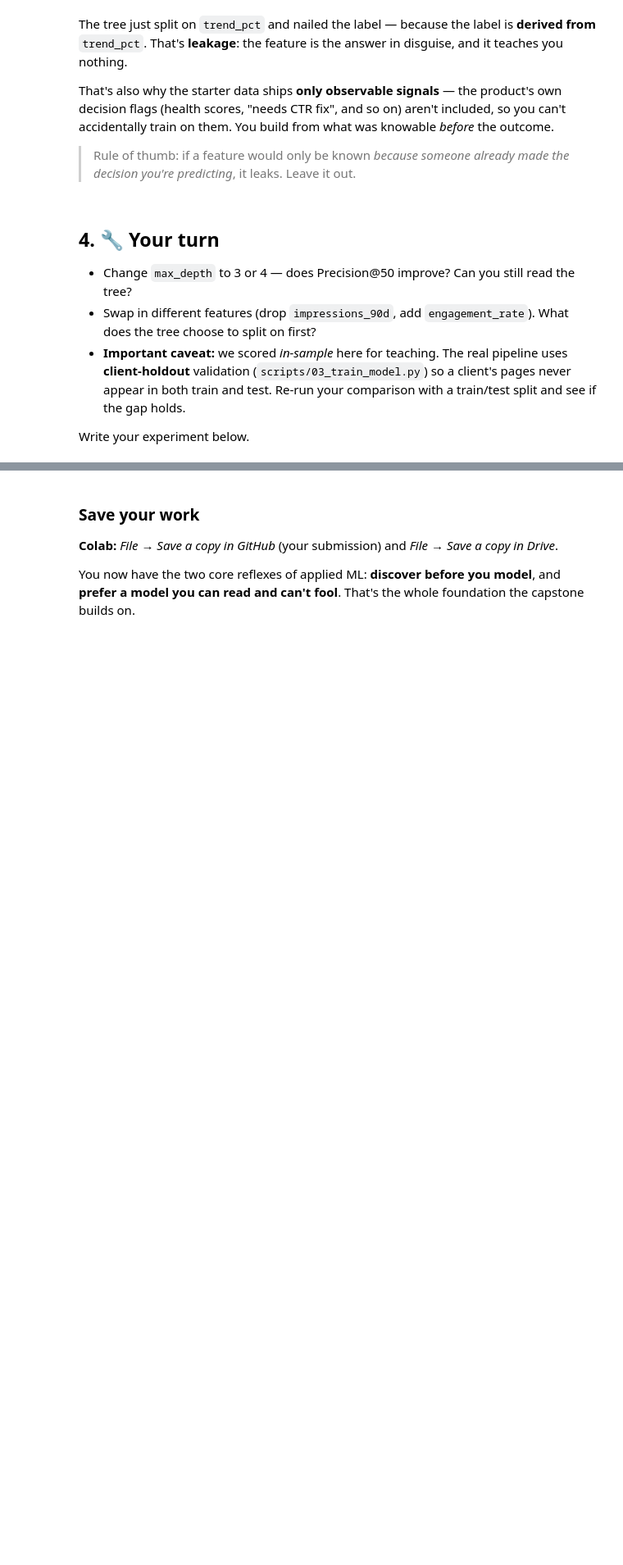
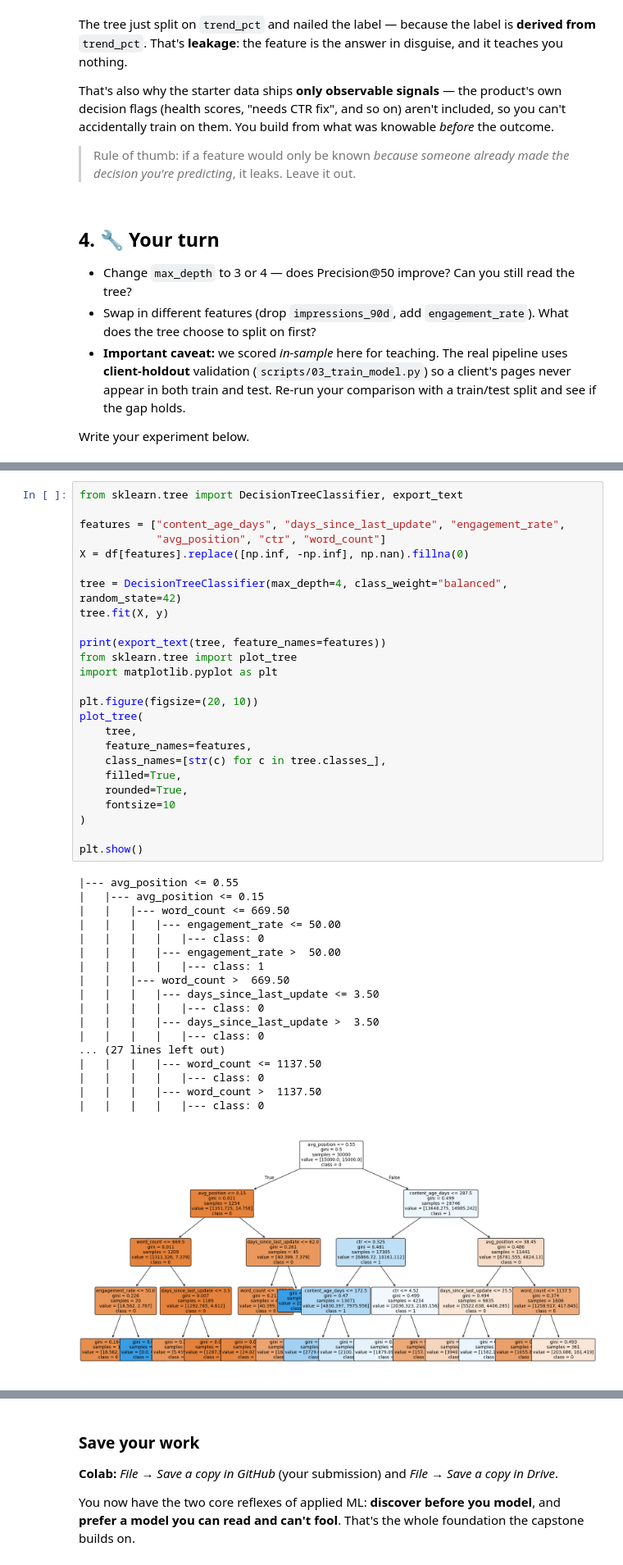
Before and after one commit to Ali-Haider987/alihaider-flyrank-ml, a Jupyter notebook: notebooks/02_your_first_readable_model.ipynb, the cells around one changed output, grey strips where cells are left out. Shown at 82% size. Cells and saved outputs as stored; diff of their text form; blank space fills up the shorter version.

```diff
--- a/notebooks/02_your_first_readable_model.ipynb
+++ b/notebooks/02_your_first_readable_model.ipynb
@@ -106,0 +260,44 @@ Write your experiment below.
+# %%
+from sklearn.tree import DecisionTreeClassifier, export_text
+
+features = ["content_age_days", "days_since_last_update", "engagement_rate",
+            "avg_position", "ctr", "word_count"]
+X = df[features].replace([np.inf, -np.inf], np.nan).fillna(0)
+
+tree = DecisionTreeClassifier(max_depth=4, class_weight="balanced", random_state=42)
+tree.fit(X, y)
+
+print(export_text(tree, feature_names=features))
+from sklearn.tree import plot_tree
+import matplotlib.pyplot as plt
+
+plt.figure(figsize=(20, 10))
+plot_tree(
+    tree,
+    feature_names=features,
+    class_names=[str(c) for c in tree.classes_],
+    filled=True,
+    rounded=True,
+    fontsize=10
+)
+
+plt.show()
+# %% [output]
+|--- avg_position <= 0.55
+|   |--- avg_position <= 0.15
+|   |   |--- word_count <= 669.50
+|   |   |   |--- engagement_rate <= 50.00
+|   |   |   |   |--- class: 0
+|   |   |   |--- engagement_rate >  50.00
+|   |   |   |   |--- class: 1
+|   |   |--- word_count >  669.50
+|   |   |   |--- days_since_last_update <= 3.50
+|   |   |   |   |--- class: 0
+|   |   |   |--- days_since_last_update >  3.50
+|   |   |   |   |--- class: 0
+... (27 lines left out)
+|   |   |   |--- word_count <= 1137.50
+|   |   |   |   |--- class: 0
+|   |   |   |--- word_count >  1137.50
+|   |   |   |   |--- class: 0
+[figure, added]
```
Also changed, not shown: parts of 21 cells of this notebook.
